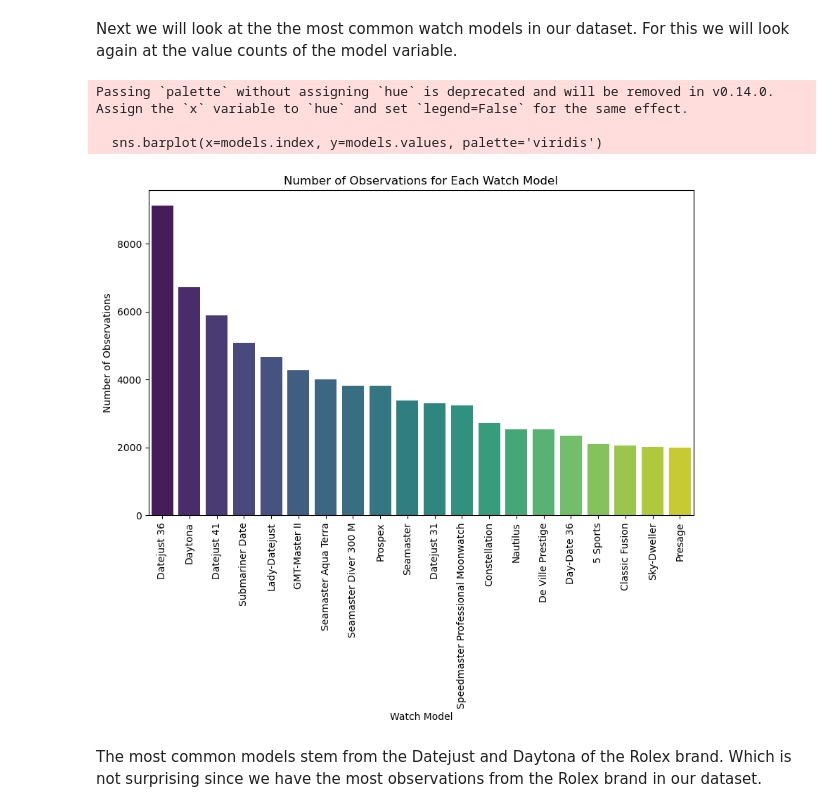
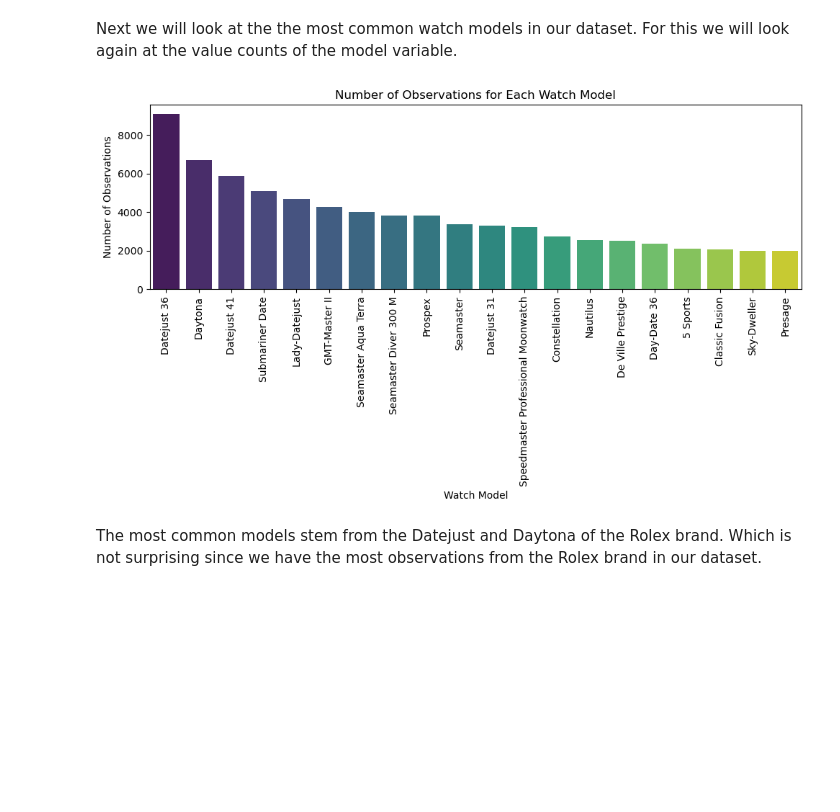
Before and after one commit to Aspescha/CodingAtHSG, a Jupyter notebook: LuxuryWatches.ipynb, the cells around one changed output. Drawn from its saved outputs; the diff is of its cells as text; code cells hidden in the pictures; blank space fills up the shorter version.

```diff
--- a/LuxuryWatches.ipynb
+++ b/LuxuryWatches.ipynb
@@ -38,7 +39,7 @@ import shap
 In this section we will be loading the dataset of luxury watches we obtained from Kaggle. We will be using the pandas library to read the dataset and load it into a DataFrame for further analysis.
 # %%
 # Load the dataset using the pandas library from the local CSV file
-watch_data = pd.read_csv("Watches.csv")
+watch_data = pd.read_csv("Watches.csv", low_memory=False)
 
 # Inspect the first few rows of the dataset
 watch_data.head()
@@ -693,4 +682,12 @@ plt.show()
 We can see that the log price is closer to a normal distribution than the original price variable. Therefore, we will use the log price as our target variable for the prediction task in this project.
 # %% [markdown]
 Furthermore, we are interested in the price ranges of our dataset. For this, we will group the dataset into three price range categories: low, medium, and high. Then we will use a bar plot to see how many observations we have in each category.
+# %%
+# Create a separate copy of the cleaned dataset for EDA visualizations.
+# This avoids changing the main dataset that will later be used for preprocessing and modeling.
+eda_data = watch_data_cleaned.copy()
+
+# Add a log-transformed price column for visualizations.
+# Watch prices are highly skewed, so log_price makes boxplots easier to interpret.
+eda_data["log_price"] = np.log(eda_data["price"])
 # %%
@@ -756,23 +764,34 @@ Most of our dataset is concentrated on the Rolex brand, but Omega and Seiko have
 Next we will look at the the most common watch models in our dataset. For this we will look again at the value counts of the model variable.
 # %%
 # First, we again apply the previously described value_counts method.
-#Since value counts sorts in descending order with .head(20) we can get the 20 most common watch models in our dataset.
-models = watch_data_cleaned['model'].value_counts().head(20)
+# Since value_counts sorts in descending order with .head(20), we can get the 20 most common watch models in our dataset.
+models = eda_data["model"].value_counts().head(20)
 
-# We again plot the most common watch models using the index attribute for the model names and the .values attribute for the corresponding occurrence counts.
-#Seaborn barplot is used for the barplot
-plt.figure(figsize=(10,6))
-sns.barplot(x=models.index, y=models.values, palette='viridis')
-plt.title('Number of Observations for Each Watch Model')
-plt.xlabel('Watch Model')
+# Convert the sorted value_counts output into a DataFrame.
+# This keeps the sorted model names and their corresponding counts aligned.
+models_df = models.reset_index()
+models_df.columns = ["model", "count"]
+
+# We again plot the most common watch models.
+# Seaborn barplot is used for the barplot.
+plt.figure(figsize=(10, 6))
+sns.barplot(
+    data=models_df,
+    x="model",
+    y="count",
+    hue="model",
+    palette="viridis",
+    legend=False
+)
+
+plt.title("Number of Observations for Each Watch Model")
+plt.xlabel("Watch Model")
 plt.xticks(rotation=90)
-plt.ylabel('Number of Observations')
+plt.ylabel("Number of Observations")
+plt.tight_layout()
 plt.show()
 # %% [output]
-Passing `palette` without assigning `hue` is deprecated and will be removed in v0.14.0. Assign the `x` variable to `hue` and set `legend=False` for the same effect.
-
-  sns.barplot(x=models.index, y=models.values, palette='viridis')
-[figure, old version]
+[figure, new version]
 # %% [markdown]
 The most common models stem from the Datejust and Daytona of the Rolex brand. Which is not surprising since we have the most observations from the Rolex brand in our dataset.
 # %% [markdown]
```
Also changed, not shown: parts of 32 cells of this notebook.
